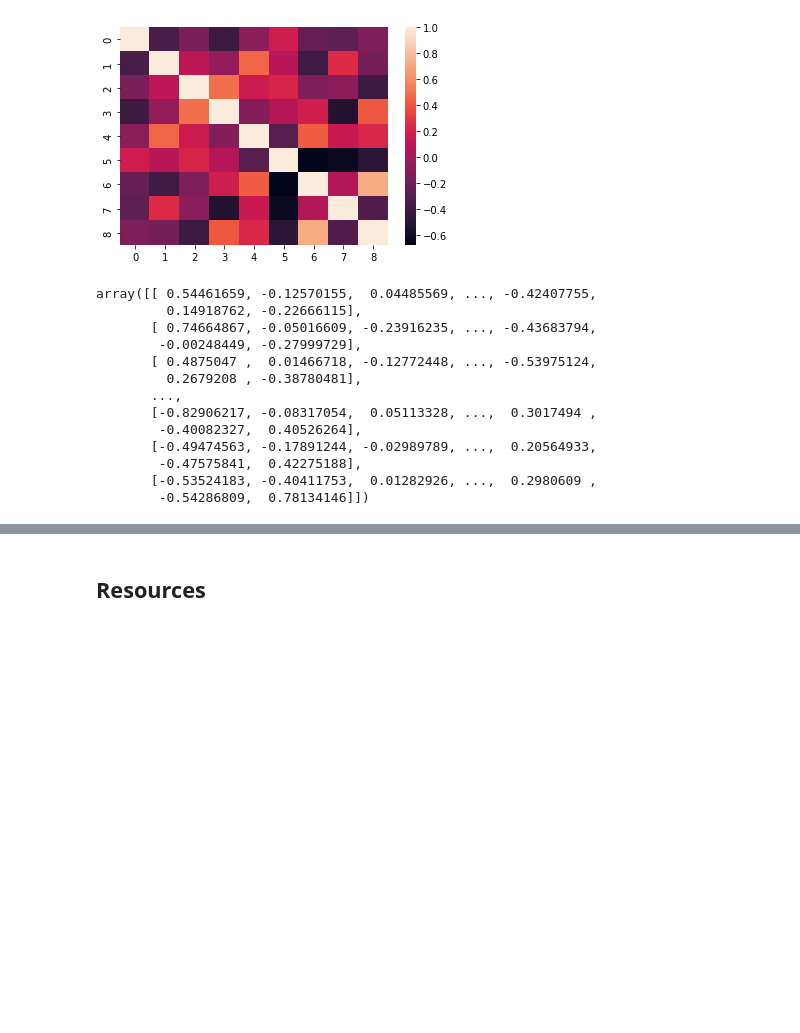
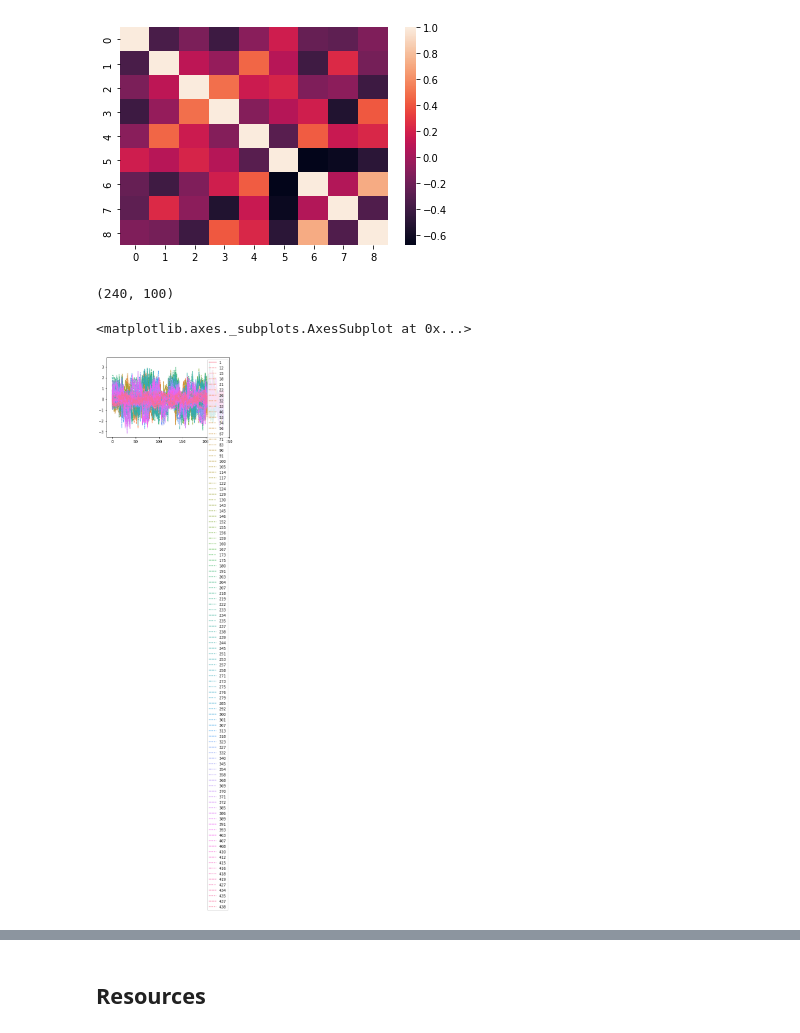
Before and after one commit to HesterLim/Applied-Data-Science-2021-Semester-2-Assignment-1, a Jupyter notebook: dataset-generate.ipynb, the cells around one changed output, grey strips where cells are left out. Drawn from its saved outputs; the diff is of its cells as text; code cells hidden in the pictures; blank space fills up the shorter version.

```diff
--- a/dataset-generate.ipynb
+++ b/dataset-generate.ipynb
@@ -451,20 +472,20 @@ sns.heatmap(mini_df.corr())
 [figure]
 # %%
 # Q1.5
-X = np.dot((np.transpose(TC) + temp_noise), (SM + spatial_noise))
+TC = np.transpose(TC)
+# Generate Dataset X
+X = np.dot((TC + temp_noise), (SM + spatial_noise))
-# %%
-X
-# %% [output]
-array([[ 0.54461659, -0.12570155,  0.04485569, ..., -0.42407755,
-         0.14918762, -0.22666115],
-       [ 0.74664867, -0.05016609, -0.23916235, ..., -0.43683794,
-        -0.00248449, -0.27999729],
-       [ 0.4875047 ,  0.01466718, -0.12772448, ..., -0.53975124,
-         0.2679208 , -0.38780481],
-       ...,
-       [-0.82906217, -0.08317054,  0.05113328, ...,  0.3017494 ,
-        -0.40082327,  0.40526264],
-       [-0.49474563, -0.17891244, -0.02989789, ...,  0.20564933,
-        -0.47575841,  0.42275188],
-       [-0.53524183, -0.40411753,  0.01282926, ...,  0.2980609 ,
-        -0.54286809,  0.78134146]])
+# %%
+df_X = pd.DataFrame(X)
+# %%
+import random
+randomly_selected = random.sample(list(range(0,441)), 100)
+# %%
+df_X[randomly_selected].shape
+# %% [output]
+(240, 100)
+# %%
+sns.lineplot(data = df_X[randomly_selected])
+# %% [output]
+<matplotlib.axes._subplots.AxesSubplot at 0x...>
+[figure, added]
```
Also changed, not shown: parts of 8 cells of this notebook.
